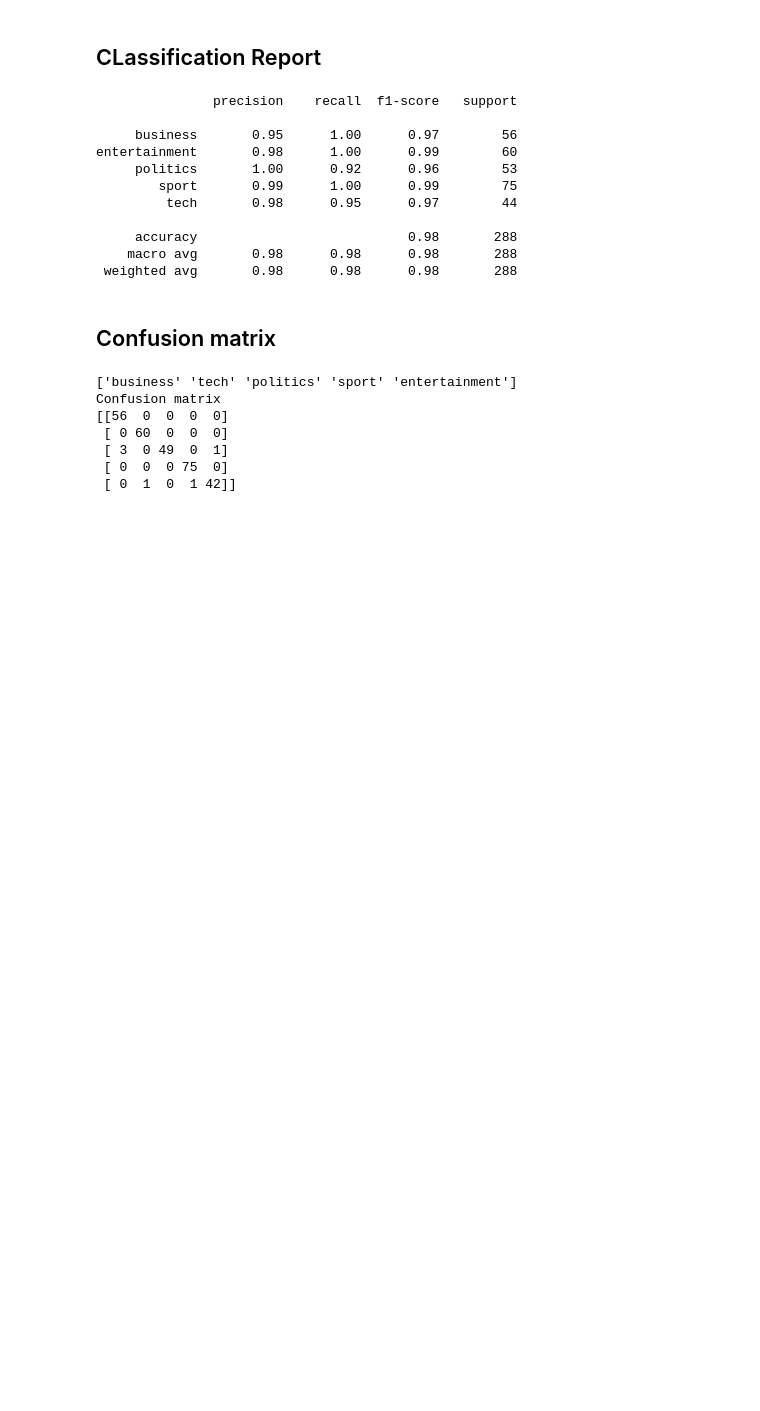
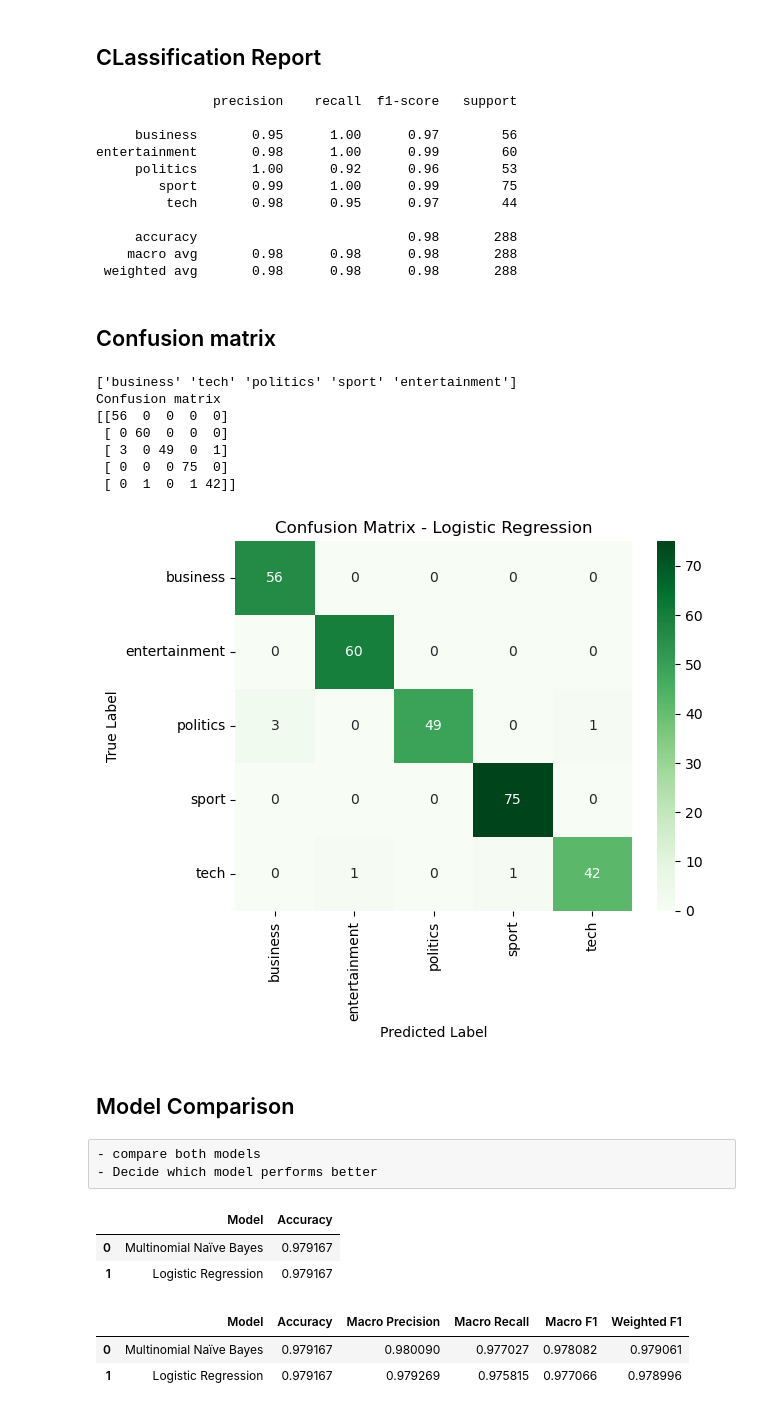
Before and after one commit to thapanirajan/AML_Coursework, a Jupyter notebook: Untitled.ipynb, the cells around one changed output. Saved outputs shown, nothing was run; the diff lists cells and outputs as text; code cells hidden in the pictures; blank space fills up the shorter version.

Commit message:
feat: add model comparison using precision, recall and F1 scores

```diff
--- a/Untitled.ipynb
+++ b/Untitled.ipynb
@@ -425,16 +425,34 @@ Confusion matrix
  [ 0  0  0 75  0]
  [ 0  1  0  1 42]]
 # %%
-plt.figure(figsize=(10,12))
+plt.figure()
 sns.heatmap(
     cm_lr,
     annot=True,
     fmt='d',
     cmap='Greens',
     xticklabels=lr_model.classes_,
     yticklabels=lr_model.classes_
 )
 plt.xlabel('Predicted Label')
 plt.ylabel('True Label')
 plt.title('Confusion Matrix - Logistic Regression')
 plt.show()
+# %% [output]
+[figure, added]
+# %% [markdown]
+## Model Comparison
+# %% [raw]
+- compare both models
+- Decide which model performs better
+# %%
+comparison_df = pd.DataFrame({
+    "Model": ["Multinomial Naïve Bayes", "Logistic Regression"],
+    "Accuracy": [nb_accuracy, lr_accuracy]
+})
+
+comparison_df
+# %% [output]
+|  | Model | Accuracy |
+| 0 | Multinomial Naïve Bayes | 0.979167 |
+| 1 | Logistic Regression | 0.979167 |
@@ -440,0 +463,27 @@ plt.show()
+# %%
+comparison_metrics = pd.DataFrame({
+    "Model": ["Multinomial Naïve Bayes", "Logistic Regression"],
+    "Accuracy": [nb_accuracy, lr_accuracy],
+    "Macro Precision": [
+        nb_report["macro avg"]["precision"],
+        lr_report["macro avg"]["precision"]
+    ],
+    "Macro Recall": [
+        nb_report["macro avg"]["recall"],
+        lr_report["macro avg"]["recall"]
+    ],
+    "Macro F1": [
+        nb_report["macro avg"]["f1-score"],
+        lr_report["macro avg"]["f1-score"]
+    ],
+    "Weighted F1": [
+        nb_report["weighted avg"]["f1-score"],
+        lr_report["weighted avg"]["f1-score"]
+    ]
+})
+
+comparison_metrics
+# %% [output]
+|  | Model | Accuracy | Macro Precision | Macro Recall | Macro F1 | Weighted F1 |
+| 0 | Multinomial Naïve Bayes | 0.979167 | 0.980090 | 0.977027 | 0.978082 | 0.979061 |
+| 1 | Logistic Regression | 0.979167 | 0.979269 | 0.975815 | 0.977066 | 0.978996 |
```
Also changed, not shown: parts of 3 cells of this notebook.
